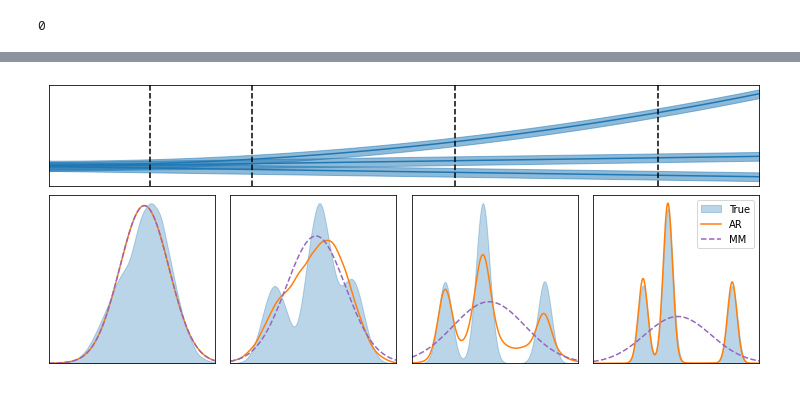
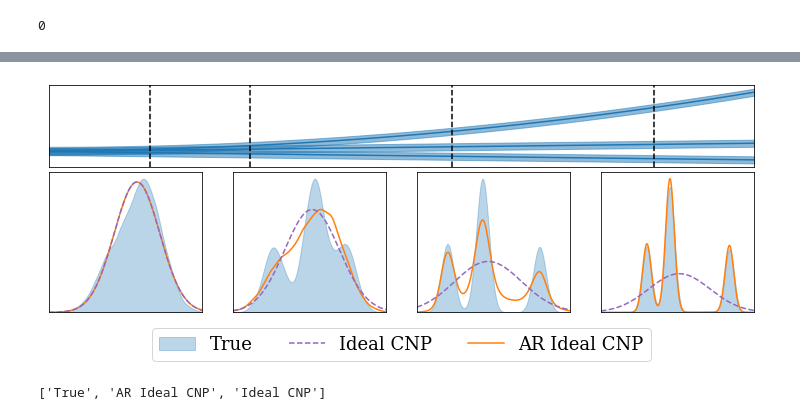
Before and after one commit to wesselb/neuralprocesses, a Jupyter notebook: notebooks/prediction_map.ipynb, the cells around one changed output, grey strips where cells are left out. Drawn from its saved outputs; the diff is of its cells as text; code cells hidden in the pictures.

```diff
--- a/notebooks/prediction_map.ipynb
+++ b/notebooks/prediction_map.ipynb
@@ -1,8 +1,15 @@
 # %%
 import numpy as np
 import scipy.stats as ss
+from matplotlib.gridspec import GridSpec
+
+import matplotlib
 import matplotlib.pyplot as plt
-from matplotlib.gridspec import GridSpec
+
+# matplotlib.rcParams['text.usetex'] = True
+
+# plt.rc('text', usetex=True)
+plt.rc('font', family='serif', size=22)
 # %%
 # The following classes can be heavily parallelized. Currently samples are collected over loops.
 # %%
@@ -393,7 +400,7 @@ for i in range(x_pred.shape[0]):
 # %%
 def make_gridplot(axes_off=False, figsize=(10, 10)):
 
-    fig = plt.figure(constrained_layout=True, figsize=figsize)
+    fig = plt.figure(constrained_layout=False, figsize=figsize)
 
     gs = GridSpec(8, 4, figure=fig)
     ax0 = fig.add_subplot(gs[:3, :])
@@ -427,6 +434,7 @@ def make_gridplot(axes_off=False, figsize=(10, 10)):
 
     return fig, ax0, axs
 # %%
+plt.rc('font', family='serif', size=18)
 
 xs = [np.linspace(-5, 5, 1000),
      np.linspace(-6, 9, 1000),
@@ -438,7 +446,7 @@ fig, ax0, axs = make_gridplot(figsize=(10, 4))
 
 
 # n_samples = 1000
-# X = np.linspace(-0,7,100)
+X = np.linspace(-0,7,100)
 # Y = np.array(m.sample(X, n_samples))
 
 ax0.plot(X, f1(X), color='tab:blue')
@@ -451,40 +459,47 @@ ax0.fill_between(X, f3(X)-3, f3(X) + 3, alpha=0.5, color='tab:blue')
 ax0.axvline(x = 1, color = 'black', ls='--')
 ax0.axvline(x = 2, color = 'black', ls='--')
 ax0.axvline(x = 4, color = 'black', ls='--')
 ax0.axvline(x = 6, color = 'black', ls='--')
 
 
 # for i in range(n_samples):
 #     ax0.scatter(X, Y[:, i], color='tab:blue', alpha=0.001)
 
 
 for i, (ax) in enumerate(axs):
 #     rev_ar_kde = rev_ar_kde_list[3-i]
     ar_kde = ar_kde_list[i]
     mm_kde = mm_kde_list[i]
     true_kde = true_kde_list[i]
     x = xs[i]
 
     mm_density = [mm_kde.pdf(np.array([x_])) for x_ in x]
 
     ax.fill_between(x, 0, true_kde(x), label='True', color='tab:blue', alpha=0.3)
-#     ax.plot(x, mm_kde(x), label='MM', color='tab:purple')
-#     ax.plot(x, rev_ar_kde(x), label='Rev. AR')
     if i!=0:
-        ax.plot(x, ar_kde(x), label='AR', color= 'tab:orange')
-        ax.plot(x, mm_density, label='MM', color='tab:purple',ls='--')
-
+        ax.plot(x, ar_kde(x), label='AR Ideal CNP', color= 'tab:orange')
+        ax.plot(x, mm_density, label='Ideal CNP', color='tab:purple',ls='--')
     else:
-        ax.plot(x, mm_density, label='AR', color='tab:orange')
-        ax.plot(x, mm_density, label='MM', color='tab:purple',ls='--')
-
+        ax.plot(x, mm_density, label='AR ideal CNP', color='tab:orange')
+        ax.plot(x, mm_density, label='Ideal CNP', color='tab:purple',ls='--')
 
     ax.set_ylim(bottom=0)
     ax.set_xlim(x[0], x[-1])
+    handles, labels = ax.get_legend_handles_labels()
 #
 
-plt.legend()
+plt.legend(handles=[handles[0], handles[2], handles[1]], labels = [labels[0], labels[2], labels[1]], loc='upper center', bbox_to_anchor=(-1.3, -0.05),
+          fancybox=True, shadow=False, ncol=3)
+
+# plt.gcf().subplots_adjust(bottom=0.2)
+# plt.gcf().subplots_adjust(bottom=0.2, right=0.99, left=0.01)
+plt.gcf().subplots_adjust(bottom=0.2, right=0.99, left=0.01, top=0.99)
+plt.tight_layout()
 plt.savefig("./mm_pred_map.pdf")
 plt.show()
 # %% [output]
-[figure, old version]
+[figure, new version]
+# %%
+labels
+# %% [output]
+['True', 'AR Ideal CNP', 'Ideal CNP']
```
Also changed, not shown: parts of 9 cells of this notebook.
